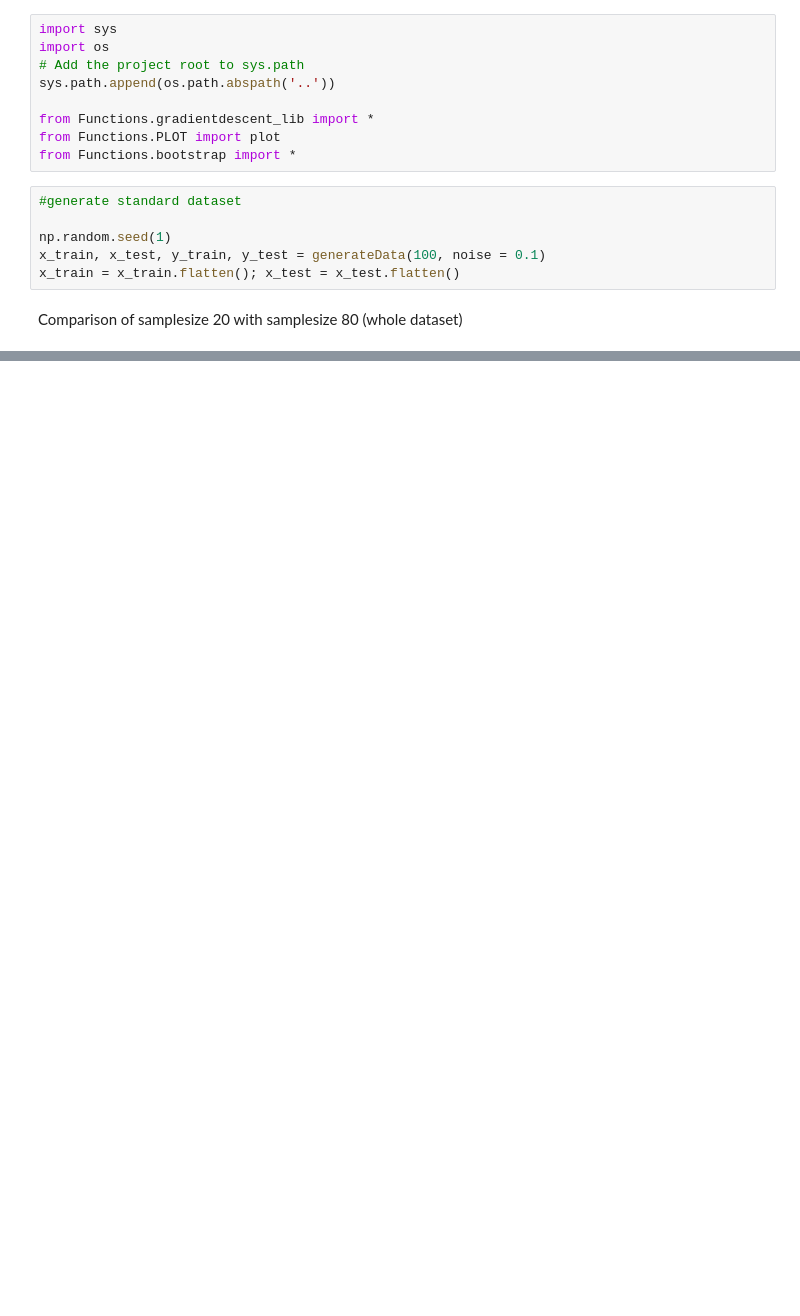
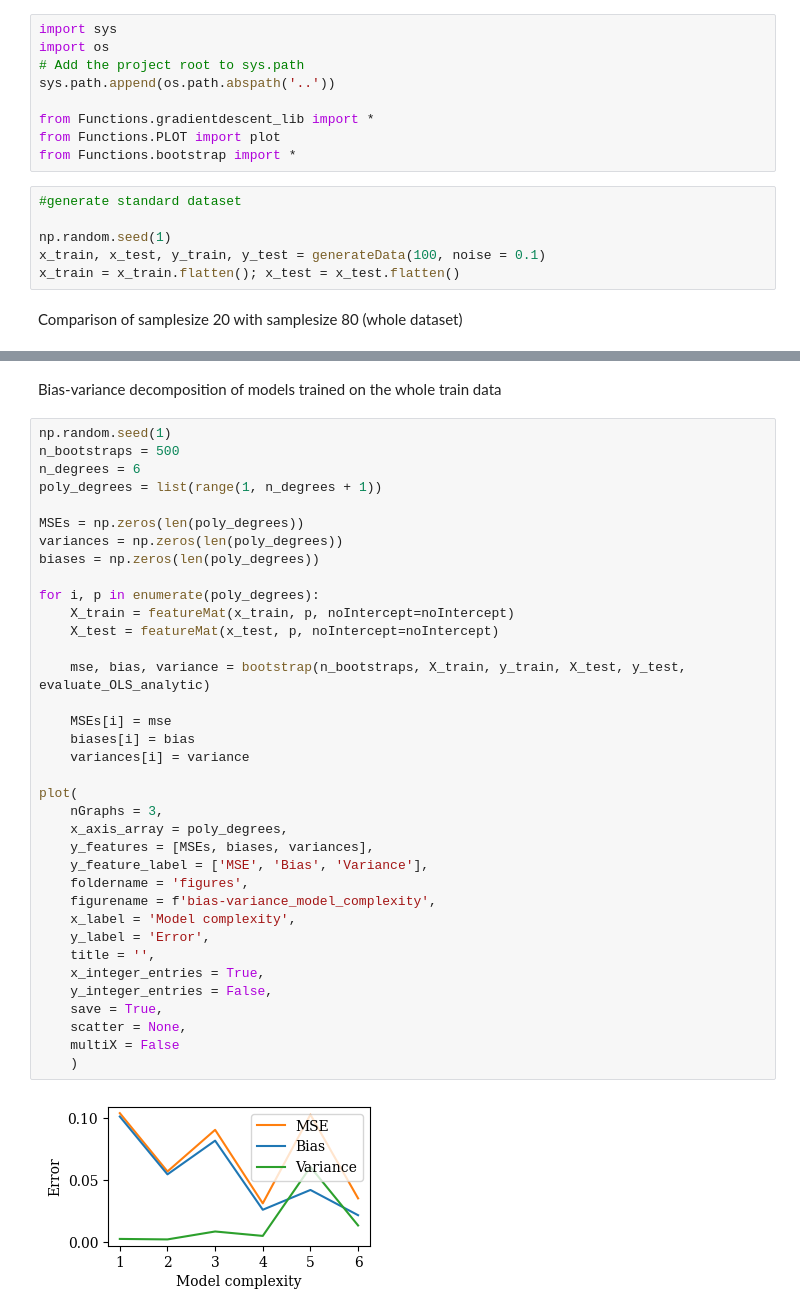
Before and after one commit to yangliu141/Exploration-of-Regression-with-the-Runge-Function, a Jupyter notebook: Code/Showcase_Notebooks/resampling_validation.ipynb, the cells around one changed output, grey strips where cells are left out. Drawn from its saved outputs; the diff is of its cells as text; blank space fills up the shorter version.

```diff
--- a/Code/Showcase_Notebooks/resampling_validation.ipynb
+++ b/Code/Showcase_Notebooks/resampling_validation.ipynb
@@ -71,3 +71,43 @@ for i in range(2):
 # %% [output]
 [figure]
 [figure]
+# %% [markdown]
+Bias-variance decomposition of models trained on the whole train data
+# %%
+np.random.seed(1)
+n_bootstraps = 500
+n_degrees = 6
+poly_degrees = list(range(1, n_degrees + 1))
+
+MSEs = np.zeros(len(poly_degrees))
+variances = np.zeros(len(poly_degrees))
+biases = np.zeros(len(poly_degrees))
+
+for i, p in enumerate(poly_degrees):
+    X_train = featureMat(x_train, p, noIntercept=noIntercept)
+    X_test = featureMat(x_test, p, noIntercept=noIntercept)
+
+    mse, bias, variance = bootstrap(n_bootstraps, X_train, y_train, X_test, y_test, evaluate_OLS_analytic)
+
+    MSEs[i] = mse
+    biases[i] = bias
+    variances[i] = variance
+
+plot(
+    nGraphs = 3,
+    x_axis_array = poly_degrees,
+    y_features = [MSEs, biases, variances],
+    y_feature_label = ['MSE', 'Bias', 'Variance'],
+    foldername = 'figures',
+    figurename = f'bias-variance_model_complexity',
+    x_label = 'Model complexity',
+    y_label = 'Error',
+    title = '',
+    x_integer_entries = True,
+    y_integer_entries = False,
+    save = True,
+    scatter = None,
+    multiX = False
+    )
+# %% [output]
+[figure, added]
```
Also changed, not shown: parts of 1 cell of this notebook, 3 other files.
